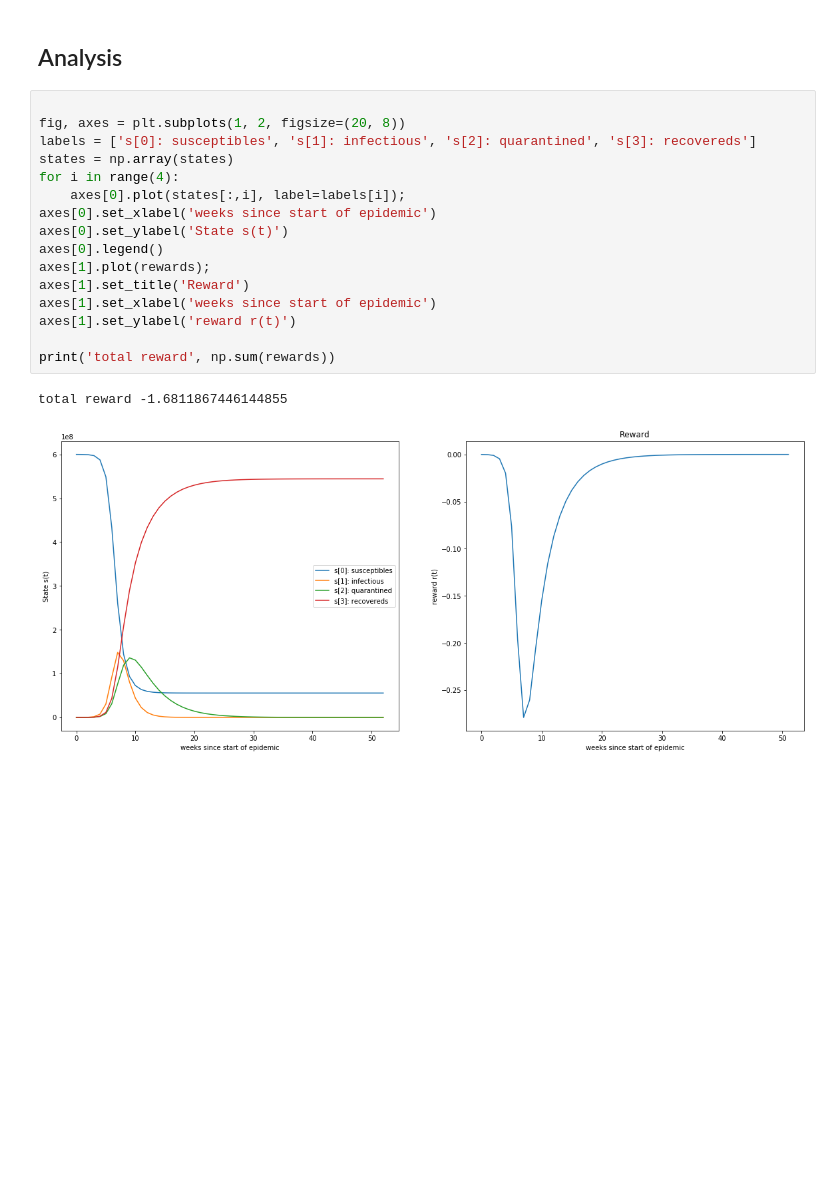
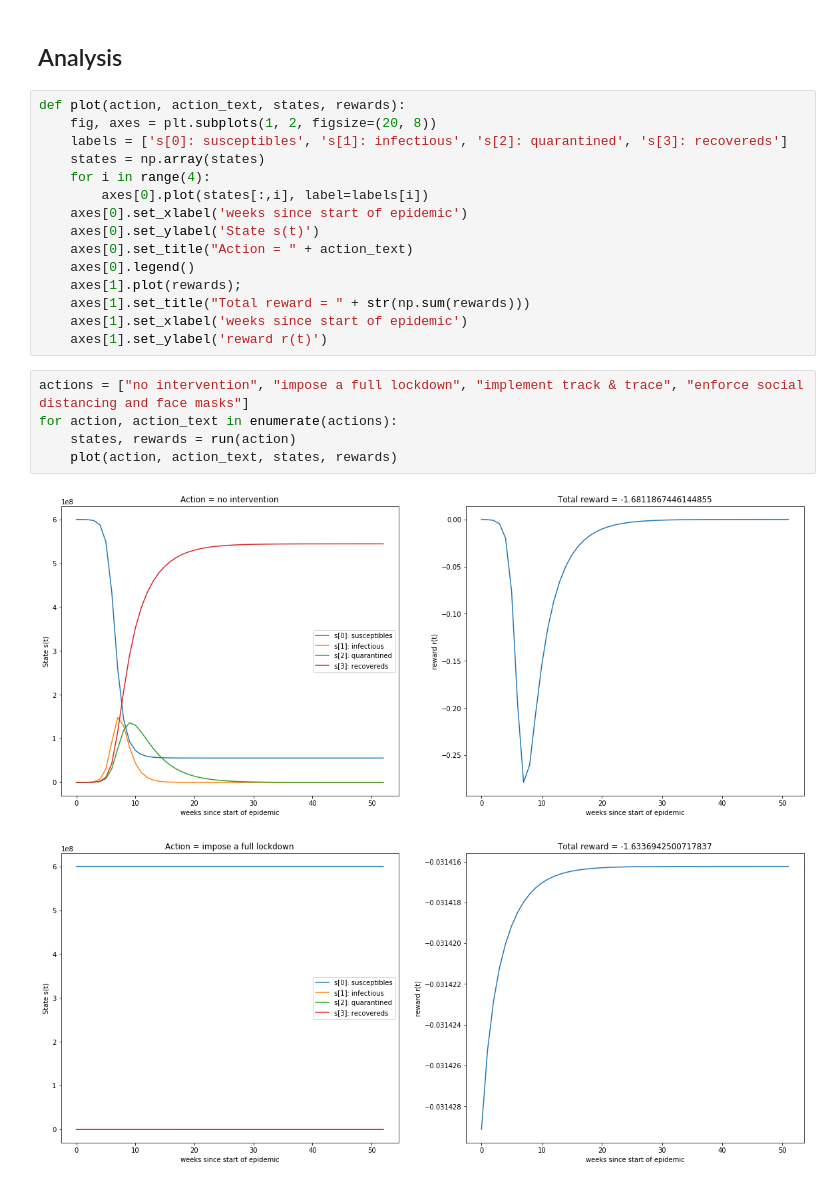
Before and after one commit to arranbrown99/COVID_simulation, a Jupyter notebook: notebooks/run_deterministic.ipynb, the cells around one changed output. Cells and saved outputs as stored; diff of their text form; blank space fills up the shorter version.

```diff
--- a/notebooks/run_deterministic.ipynb
+++ b/notebooks/run_deterministic.ipynb
@@ -35,21 +30,25 @@ while not done:
 # %% [markdown]
 ## Analysis
 # %%
-
-fig, axes = plt.subplots(1, 2, figsize=(20, 8))
-labels = ['s[0]: susceptibles', 's[1]: infectious', 's[2]: quarantined', 's[3]: recovereds']
-states = np.array(states)
-for i in range(4):
-    axes[0].plot(states[:,i], label=labels[i]);
-axes[0].set_xlabel('weeks since start of epidemic')
-axes[0].set_ylabel('State s(t)')
-axes[0].legend()
-axes[1].plot(rewards);
-axes[1].set_title('Reward')
-axes[1].set_xlabel('weeks since start of epidemic')
-axes[1].set_ylabel('reward r(t)')
-
-print('total reward', np.sum(rewards))
+def plot(action, action_text, states, rewards):
+    fig, axes = plt.subplots(1, 2, figsize=(20, 8))
+    labels = ['s[0]: susceptibles', 's[1]: infectious', 's[2]: quarantined', 's[3]: recovereds']
+    states = np.array(states)
+    for i in range(4):
+        axes[0].plot(states[:,i], label=labels[i])
+    axes[0].set_xlabel('weeks since start of epidemic')
+    axes[0].set_ylabel('State s(t)')
+    axes[0].set_title("Action = " + action_text)
+    axes[0].legend()
+    axes[1].plot(rewards);
+    axes[1].set_title("Total reward = " + str(np.sum(rewards)))
+    axes[1].set_xlabel('weeks since start of epidemic')
+    axes[1].set_ylabel('reward r(t)')
-# %% [output]
-total reward -1.6811867446144855
-[figure, removed]
+# %%
+actions = ["no intervention", "impose a full lockdown", "implement track & trace", "enforce social distancing and face masks"]
+for action, action_text in enumerate(actions):
+    states, rewards = run(action)
+    plot(action, action_text, states, rewards)
+# %% [output]
+[figure, added]
+[figure, added]
```
Also changed, not shown: parts of 2 cells of this notebook.
